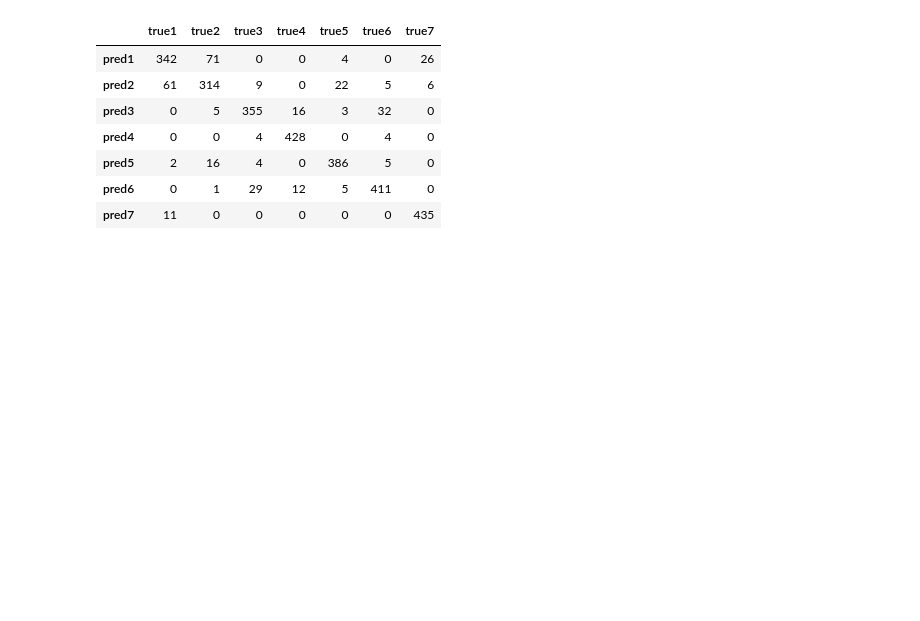
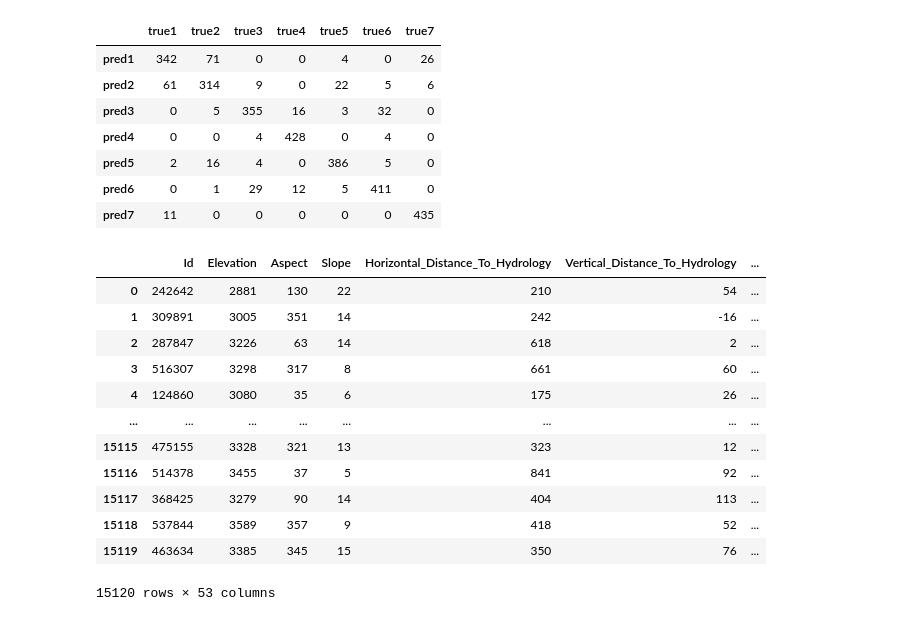
Before and after one commit to ceptln/forest_classification, a Jupyter notebook: kaggle_forest_notebook.ipynb, the cells around one changed output. Cells and saved outputs as stored; diff of their text form; code cells hidden in the pictures; blank space fills up the shorter version.

```diff
--- a/kaggle_forest_notebook.ipynb
+++ b/kaggle_forest_notebook.ipynb
@@ -606,3 +608,43 @@ computing local metrics...
 | pred5 | 2 | 16 | 4 | 0 | 386 | 5 | 0 |
 | pred6 | 0 | 1 | 29 | 12 | 5 | 411 | 0 |
 | pred7 | 11 | 0 | 0 | 0 | 0 | 0 | 435 |
+# %%
+# Class parameters
+df_train = df_train
+df_test = df_test
+model = None
+add_eng_features = True
+add_climate = True
+add_geographic = True
+add_family = True
+add_rocky = True
+add_stony = True
+keep_initial_rows = False
+columns_to_drop = ['ClimZone_3', 'GeoZone_5', 'F_Gothic', 'F_Troutville', 'F_Rogert', 'F_Bross', 'R_Limber_families', 'R_Aquolis', 'R_Cryoborolis', 'R_Cryaquolis', 'R_Borohemists', 'R_Cryaquepts', 'R_Cryaquolls']
+decomposition=None,
+columns_to_decomp=None,
+random_state = 2
+
+cl = ClassifTools(df_train, df_test, model,
+    add_eng_features,
+    add_climate, add_geographic, add_family, add_rocky, add_stony,
+    keep_initial_rows, columns_to_drop,
+    None, None,
+    random_state)
+
+X_train_enriched = cl.enrich_data(df_train, keep_target=False)
+X_train_enriched
+# %% [output]
+|  | Id | Elevation | Aspect | Slope | Horizontal_Distance_To_Hydrology | Vertical_Distance_To_Hydrology | ... |
+| 0 | 242642 | 2881 | 130 | 22 | 210 | 54 | ... |
+| 1 | 309891 | 3005 | 351 | 14 | 242 | -16 | ... |
+| 2 | 287847 | 3226 | 63 | 14 | 618 | 2 | ... |
+| 3 | 516307 | 3298 | 317 | 8 | 661 | 60 | ... |
+| 4 | 124860 | 3080 | 35 | 6 | 175 | 26 | ... |
+| ... | ... | ... | ... | ... | ... | ... | ... |
+| 15115 | 475155 | 3328 | 321 | 13 | 323 | 12 | ... |
+| 15116 | 514378 | 3455 | 37 | 5 | 841 | 92 | ... |
+| 15117 | 368425 | 3279 | 90 | 14 | 404 | 113 | ... |
+| 15118 | 537844 | 3589 | 357 | 9 | 418 | 52 | ... |
+| 15119 | 463634 | 3385 | 345 | 15 | 350 | 76 | ... |
+15120 rows × 53 columns
```
Also changed, not shown: parts of 25 cells of this notebook, 4 other files.
